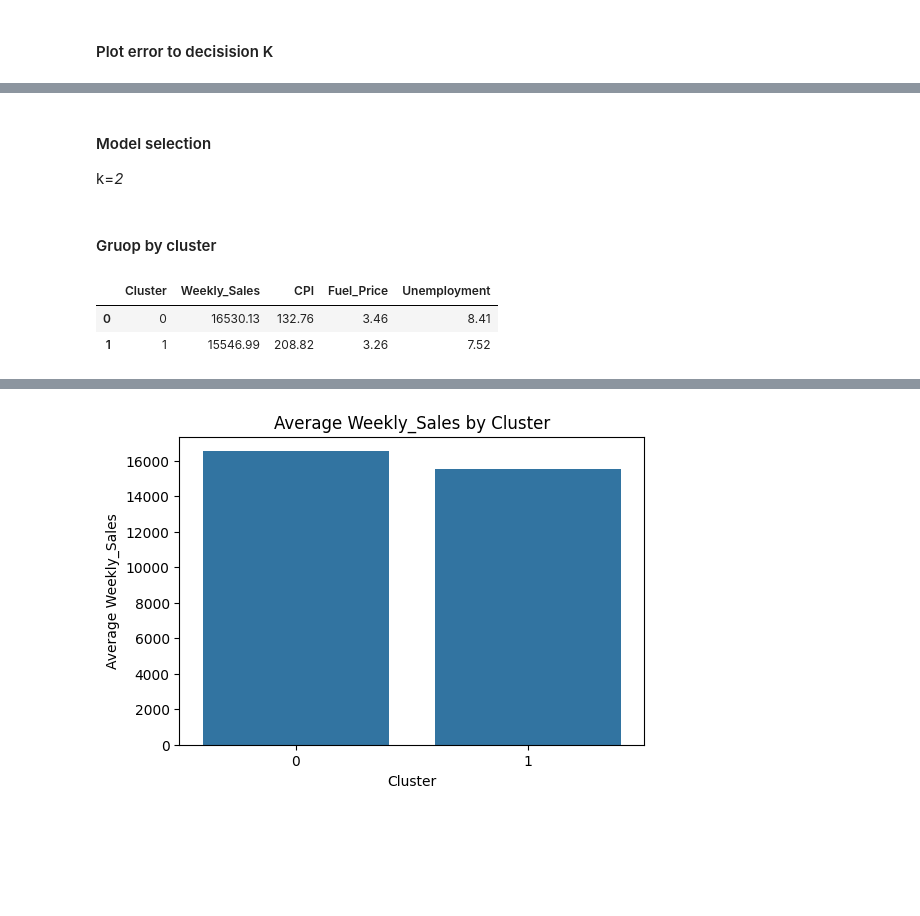
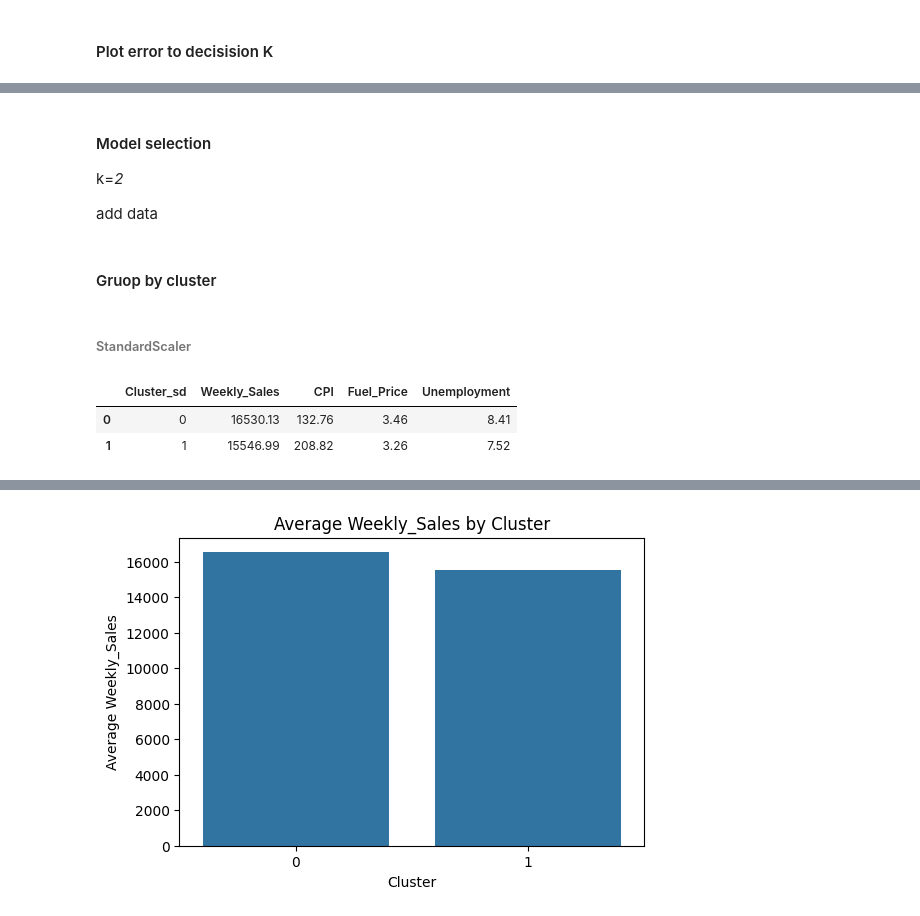
Before and after one commit to jangInw007/A4-Data-Analytics-and-Modeling, a Jupyter notebook: Group_A4_Data_Analytics_and_Modeling.ipynb, the cells around one changed output, grey strips where cells are left out. Cells and saved outputs as stored; diff of their text form; code cells hidden in the pictures; blank space fills up the shorter version.

```diff
--- a/Group_A4_Data_Analytics_and_Modeling.ipynb
+++ b/Group_A4_Data_Analytics_and_Modeling.ipynb
@@ -401,2 +401,7 @@ X_scaled = scaler.fit_transform(X)
+# %%
+#ปรับ scale ข้อมูลให้อยู่ในหน่วยเดียวกันด้วยการทำ min max scaler
+from sklearn.preprocessing import MinMaxScaler
+scaler = MinMaxScaler()
+X_mm = scaler.fit_transform(X)
 # %% [markdown]
 #### Plot error to decisision K
@@ -408,12 +415,12 @@ inertia = []
 K = range(1, 10)
 for k in K:
     model = KMeans(n_clusters=k, random_state=42)
-    model.fit(X_scaled)
+    model.fit(X_sd)
     inertia.append(model.inertia_)
 
 plt.plot(K, inertia, 'o-')
 plt.xlabel('Number of clusters (k)')
 plt.ylabel('Inertia')
-plt.title('Elbow Method for Optimal k')
+plt.title('Elbow Method for Optimal k with StandardScaler')
 plt.show()
 # %% [output]
@@ -420,0 +430,16 @@ plt.show()
+# %%
+# ทำการสร้างโมเดลและพล็อตค่า error ในแต่ละ k เพื่อดูว่า ควรเลือกใช้ K เป็นเท่าไหร่
+#โดยดูที่ึการลดลงของ error ไม่ได้ลดลงอย่างค้มค่า หรือ ดูที่มุมหักศอก
+
+inertia = []
+K = range(1, 10)
+for k in K:
+    model = KMeans(n_clusters=k, random_state=42)
+    model.fit(X_mm)
+    inertia.append(model.inertia_)
+
+plt.plot(K, inertia, 'o-')
+plt.xlabel('Number of clusters (k)')
+plt.ylabel('Inertia')
+plt.title('Elbow Method for Optimal k with MinMaxScaler')
+plt.show()
@@ -421,19 +448,25 @@ plt.show()
 # %% [markdown]
 #### Model selection
 k=*2*
+
+add data
 # %%
+
 #ใช้ K = 2
 #add cluster in rawdata
 kmeans = KMeans(n_clusters=2, random_state=42)
-df['Cluster'] = kmeans.fit_predict(X_scaled)
+df['Cluster_sd'] = kmeans.fit_predict(X_sd)
+df['Cluster_mm'] = kmeans.fit_predict(X_mm)
 # %% [markdown]
 #### Gruop by cluster
+# %% [markdown]
+###### StandardScaler
 # %%
 # แบ่งกลุ่ม
 # Include 'Size' in the features for calculating the mean
-cluster_profile = df.groupby('Cluster')[features].mean().round(2)
+cluster_profile = df.groupby('Cluster_sd')[features].mean().round(2)
 cluster_profile.reset_index()
 # %% [output]
-|  | Cluster | Weekly_Sales | CPI | Fuel_Price | Unemployment |
+|  | Cluster_sd | Weekly_Sales | CPI | Fuel_Price | Unemployment |
 | 0 | 0 | 16530.13 | 132.76 | 3.46 | 8.41 |
 | 1 | 1 | 15546.99 | 208.82 | 3.26 | 7.52 |
```
Also changed, not shown: parts of 11 cells of this notebook.
